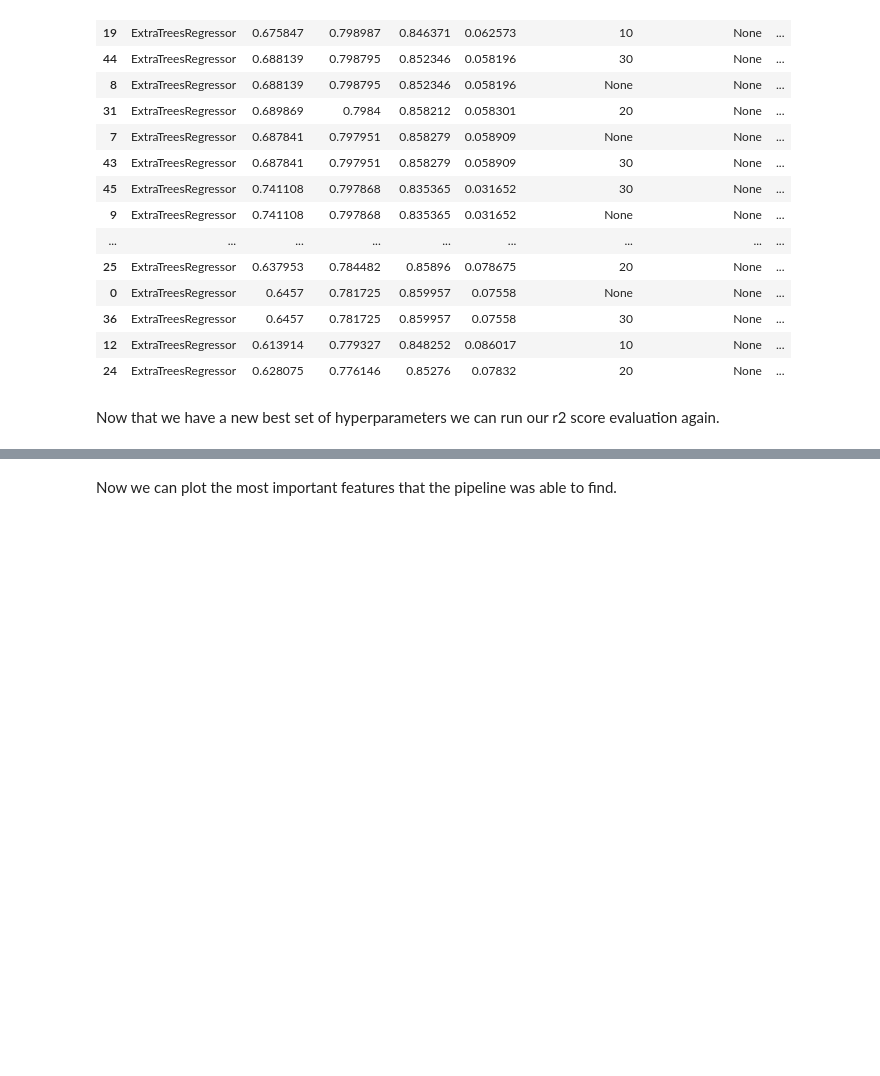
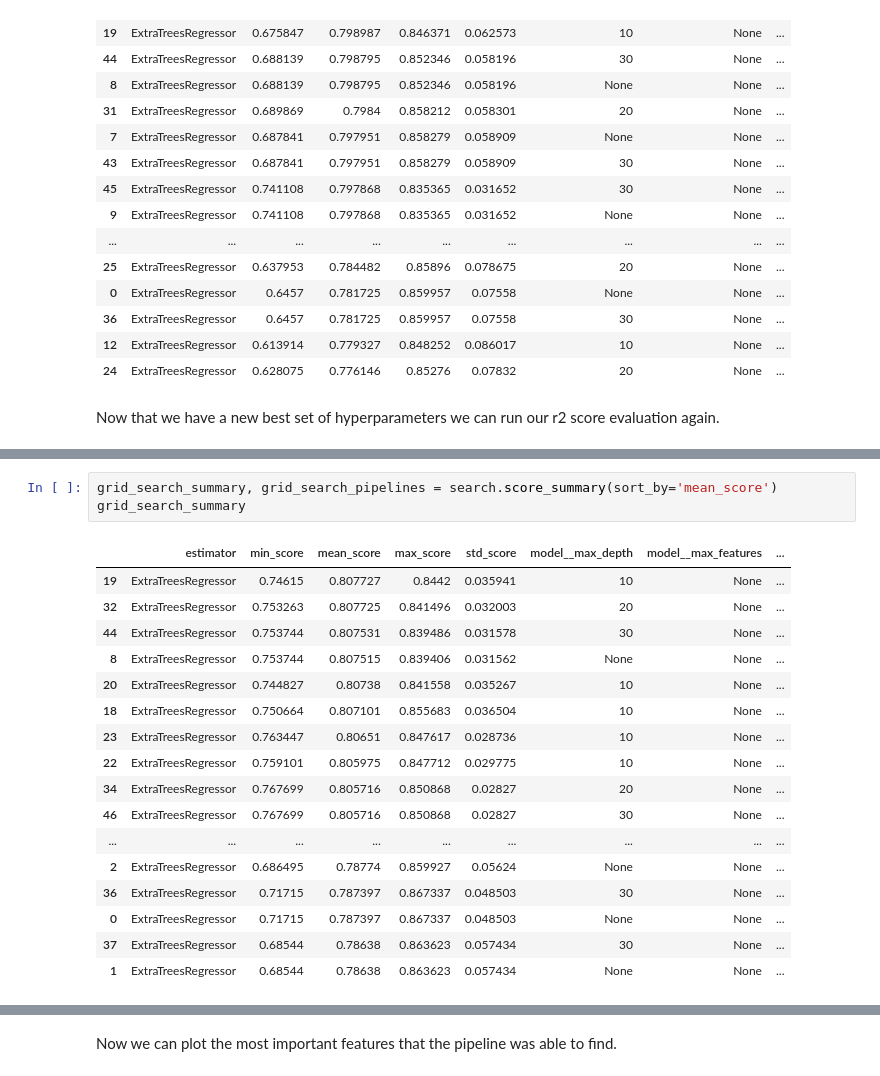
Before and after one commit to DevFabrizio/Fabrizio-Project-Five, a Jupyter notebook: jupyter_notebooks/Model and Evaluation.ipynb, the cells around one changed output, grey strips where cells are left out. Cells and saved outputs as stored; diff of their text form; blank space fills up the shorter version.

```diff
--- a/jupyter_notebooks/Model and Evaluation.ipynb
+++ b/jupyter_notebooks/Model and Evaluation.ipynb
@@ -457,0 +505,21 @@ y_test.to_csv(f'{filepath}/y_test.csv', index=False)
+# %%
+grid_search_summary, grid_search_pipelines = search.score_summary(sort_by='mean_score')
+grid_search_summary
+# %% [output]
+|  | estimator | min_score | mean_score | max_score | std_score | model__max_depth | model__max_features | ... |
+| 19 | ExtraTreesRegressor | 0.74615 | 0.807727 | 0.8442 | 0.035941 | 10 | None | ... |
+| 32 | ExtraTreesRegressor | 0.753263 | 0.807725 | 0.841496 | 0.032003 | 20 | None | ... |
+| 44 | ExtraTreesRegressor | 0.753744 | 0.807531 | 0.839486 | 0.031578 | 30 | None | ... |
+| 8 | ExtraTreesRegressor | 0.753744 | 0.807515 | 0.839406 | 0.031562 | None | None | ... |
+| 20 | ExtraTreesRegressor | 0.744827 | 0.80738 | 0.841558 | 0.035267 | 10 | None | ... |
+| 18 | ExtraTreesRegressor | 0.750664 | 0.807101 | 0.855683 | 0.036504 | 10 | None | ... |
+| 23 | ExtraTreesRegressor | 0.763447 | 0.80651 | 0.847617 | 0.028736 | 10 | None | ... |
+| 22 | ExtraTreesRegressor | 0.759101 | 0.805975 | 0.847712 | 0.029775 | 10 | None | ... |
+| 34 | ExtraTreesRegressor | 0.767699 | 0.805716 | 0.850868 | 0.02827 | 20 | None | ... |
+| 46 | ExtraTreesRegressor | 0.767699 | 0.805716 | 0.850868 | 0.02827 | 30 | None | ... |
+| ... | ... | ... | ... | ... | ... | ... | ... | ... |
+| 2 | ExtraTreesRegressor | 0.686495 | 0.78774 | 0.859927 | 0.05624 | None | None | ... |
+| 36 | ExtraTreesRegressor | 0.71715 | 0.787397 | 0.867337 | 0.048503 | 30 | None | ... |
+| 0 | ExtraTreesRegressor | 0.71715 | 0.787397 | 0.867337 | 0.048503 | None | None | ... |
+| 37 | ExtraTreesRegressor | 0.68544 | 0.78638 | 0.863623 | 0.057434 | 30 | None | ... |
+| 1 | ExtraTreesRegressor | 0.68544 | 0.78638 | 0.863623 | 0.057434 | None | None | ... |
```
Also changed, not shown: parts of 13 cells of this notebook.
